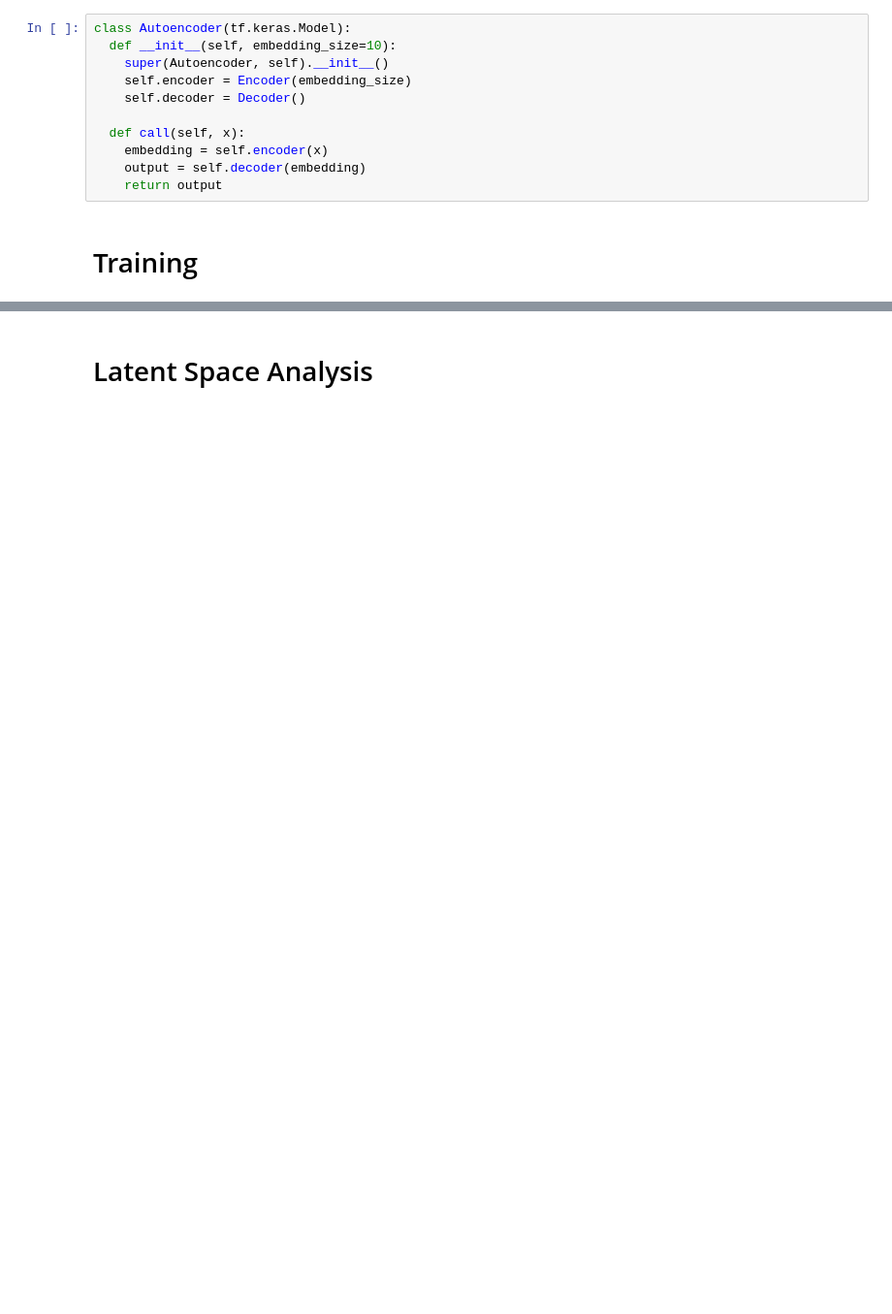
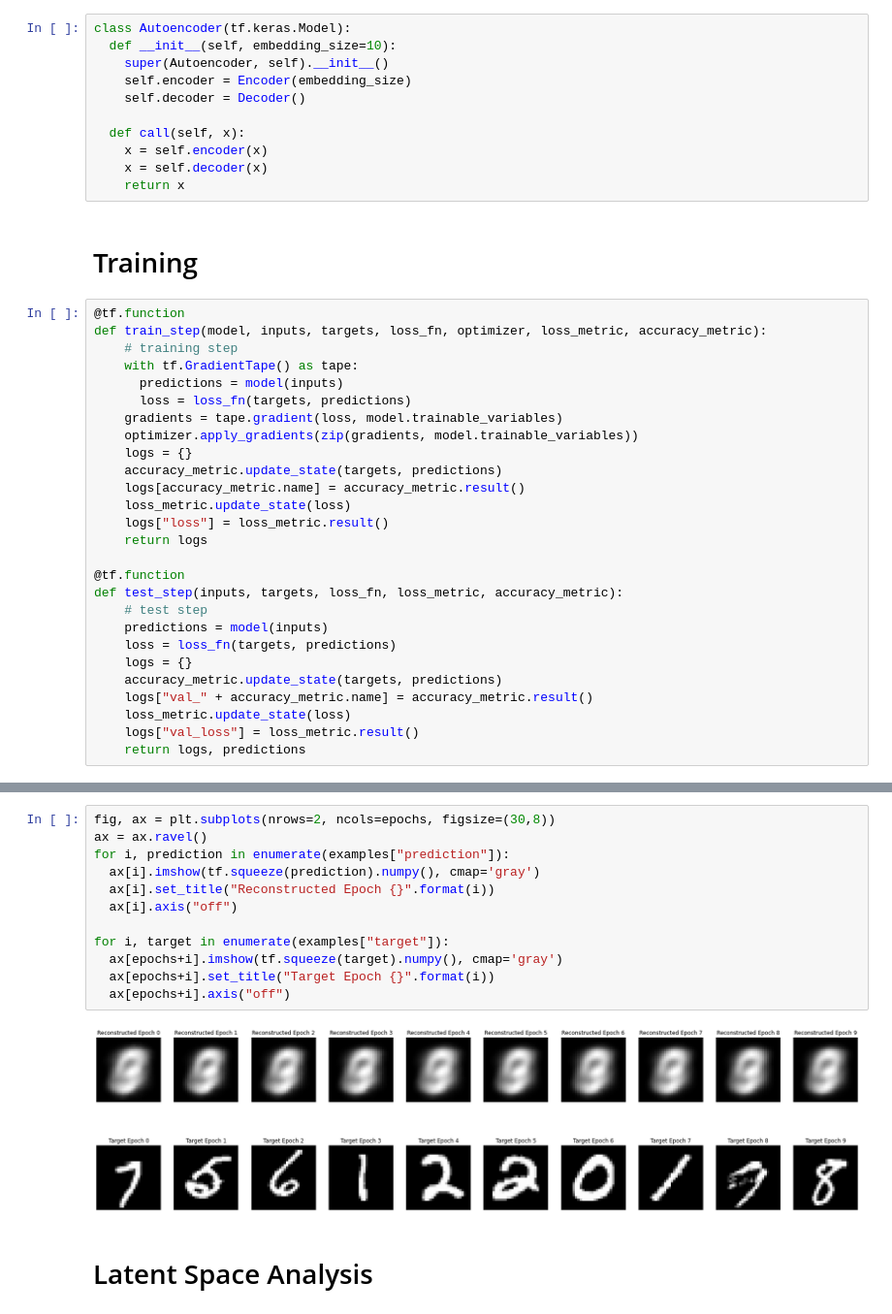
Before and after one commit to nataliasc/iannwtf, a Jupyter notebook: hw-week08/hw_week08_group27.ipynb, the cells around one changed output, grey strips where cells are left out. Shown: that part at 97% size. Drawn from its saved outputs; the diff is of its cells as text; blank space fills up the shorter version.

```diff
--- a/hw-week08/hw_week08_group27.ipynb
+++ b/hw-week08/hw_week08_group27.ipynb
@@ -108,8 +111,35 @@ class Autoencoder(tf.keras.Model):
     self.decoder = Decoder()
 
   def call(self, x):
-    embedding = self.encoder(x)
-    output = self.decoder(embedding)
-    return output
+    x = self.encoder(x)
+    x = self.decoder(x)
+    return x
 # %% [markdown]
 # Training
+# %%
+@tf.function
+def train_step(model, inputs, targets, loss_fn, optimizer, loss_metric, accuracy_metric):
+    # training step
+    with tf.GradientTape() as tape:
+      predictions = model(inputs)
+      loss = loss_fn(targets, predictions)
+    gradients = tape.gradient(loss, model.trainable_variables)
+    optimizer.apply_gradients(zip(gradients, model.trainable_variables))
+    logs = {}
+    accuracy_metric.update_state(targets, predictions)
+    logs[accuracy_metric.name] = accuracy_metric.result()
+    loss_metric.update_state(loss)
+    logs["loss"] = loss_metric.result()
+    return logs
+
+@tf.function
+def test_step(inputs, targets, loss_fn, loss_metric, accuracy_metric):
+    # test step
+    predictions = model(inputs)
+    loss = loss_fn(targets, predictions)
+    logs = {}
+    accuracy_metric.update_state(targets, predictions)
+    logs["val_" + accuracy_metric.name] = accuracy_metric.result()
+    loss_metric.update_state(loss)
+    logs["val_loss"] = loss_metric.result()
+    return logs, predictions
@@ -116,2 +213,16 @@ class Autoencoder(tf.keras.Model):
+# %%
+fig, ax = plt.subplots(nrows=2, ncols=epochs, figsize=(30,8))
+ax = ax.ravel()
+for i, prediction in enumerate(examples["prediction"]):
+  ax[i].imshow(tf.squeeze(prediction).numpy(), cmap='gray')
+  ax[i].set_title("Reconstructed Epoch {}".format(i))
+  ax[i].axis("off")
+
+for i, target in enumerate(examples["target"]):
+  ax[epochs+i].imshow(tf.squeeze(target).numpy(), cmap='gray')
+  ax[epochs+i].set_title("Target Epoch {}".format(i))
+  ax[epochs+i].axis("off")
+# %% [output]
+[figure, added]
 # %% [markdown]
 # Latent Space Analysis
```
Also changed, not shown: parts of 6 cells of this notebook.
